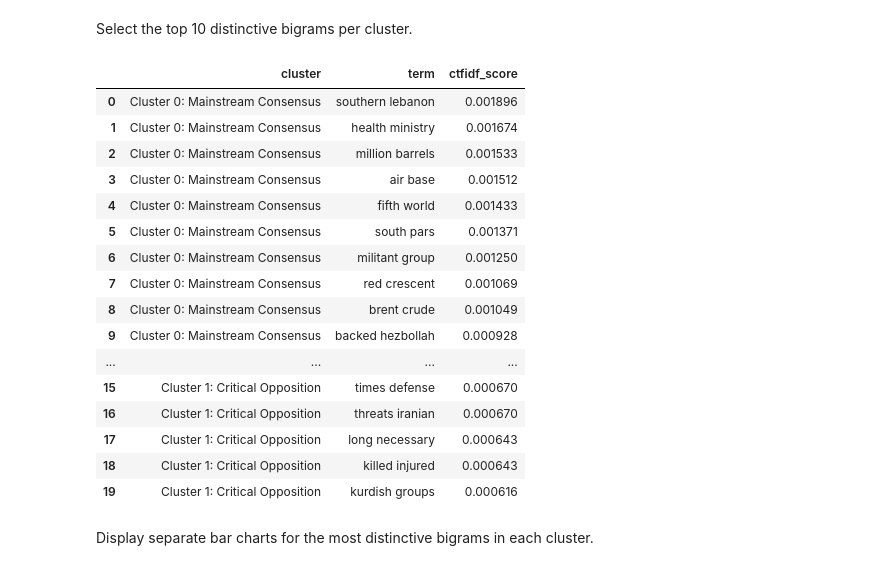
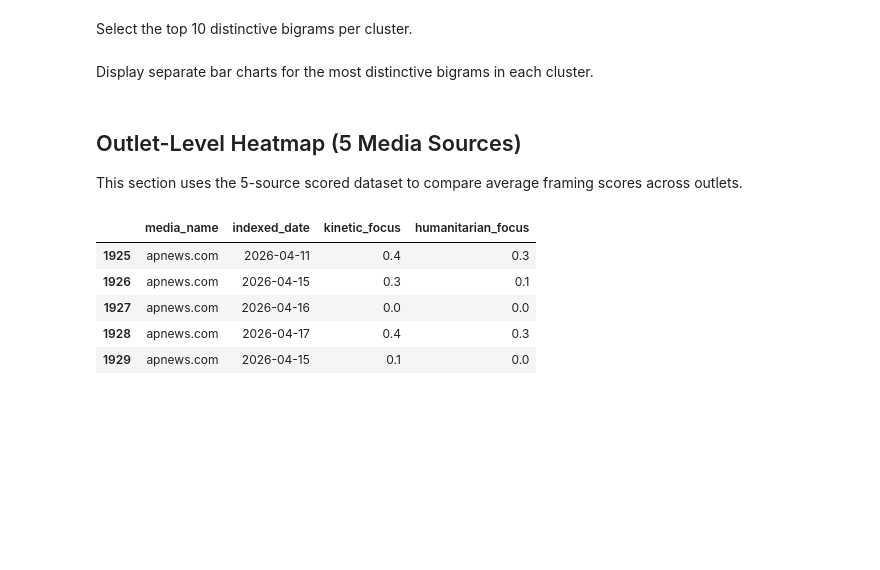
Before and after one commit to Data-Visualisation-Project-2026/data-visualisation-project, a Jupyter notebook: experiment_notebook.ipynb, the cells around one changed output. Cells and saved outputs as stored; diff of their text form; code cells hidden in the pictures; blank space fills up the shorter version.

```diff
--- a/experiment_notebook.ipynb
+++ b/experiment_notebook.ipynb
@@ -246,25 +218,7 @@ for row_idx, cluster_id in enumerate(cluster_docs['article_cluster']):
         })
 
 bigram_top_terms = pd.DataFrame(bigram_rows)
-bigram_top_terms.head(20)
+#bigram_top_terms.head(20)
-# %% [output]
-|  | cluster | term | ctfidf_score |
-| 0 | Cluster 0: Mainstream Consensus | southern lebanon | 0.001896 |
-| 1 | Cluster 0: Mainstream Consensus | health ministry | 0.001674 |
-| 2 | Cluster 0: Mainstream Consensus | million barrels | 0.001533 |
-| 3 | Cluster 0: Mainstream Consensus | air base | 0.001512 |
-| 4 | Cluster 0: Mainstream Consensus | fifth world | 0.001433 |
-| 5 | Cluster 0: Mainstream Consensus | south pars | 0.001371 |
-| 6 | Cluster 0: Mainstream Consensus | militant group | 0.001250 |
-| 7 | Cluster 0: Mainstream Consensus | red crescent | 0.001069 |
-| 8 | Cluster 0: Mainstream Consensus | brent crude | 0.001049 |
-| 9 | Cluster 0: Mainstream Consensus | backed hezbollah | 0.000928 |
-| ... | ... | ... | ... |
-| 15 | Cluster 1: Critical Opposition | times defense | 0.000670 |
-| 16 | Cluster 1: Critical Opposition | threats iranian | 0.000670 |
-| 17 | Cluster 1: Critical Opposition | long necessary | 0.000643 |
-| 18 | Cluster 1: Critical Opposition | killed injured | 0.000643 |
-| 19 | Cluster 1: Critical Opposition | kurdish groups | 0.000616 |
 # %% [markdown]
 Display separate bar charts for the most distinctive bigrams in each cluster.
 # %%
@@ -277,0 +232,14 @@ for fig in bigram_cluster_figures.values():
+# %% [markdown]
+## Outlet-Level Heatmap (5 Media Sources)
+
+This section uses the 5-source scored dataset to compare average framing scores across outlets.
+# %%
+df_five_sources = pd.read_parquet('iran_war_media_framing_scores2_clustered.parquet', engine='pyarrow')
+df_five_sources[['media_name', 'indexed_date', 'kinetic_focus', 'humanitarian_focus']].head()
+# %% [output]
+|  | media_name | indexed_date | kinetic_focus | humanitarian_focus |
+| 1925 | apnews.com | 2026-04-11 | 0.4 | 0.3 |
+| 1926 | apnews.com | 2026-04-15 | 0.3 | 0.1 |
+| 1927 | apnews.com | 2026-04-16 | 0.0 | 0.0 |
+| 1928 | apnews.com | 2026-04-17 | 0.4 | 0.3 |
+| 1929 | apnews.com | 2026-04-15 | 0.1 | 0.0 |
```
Also changed, not shown: parts of 9 cells of this notebook, 2 other files.
